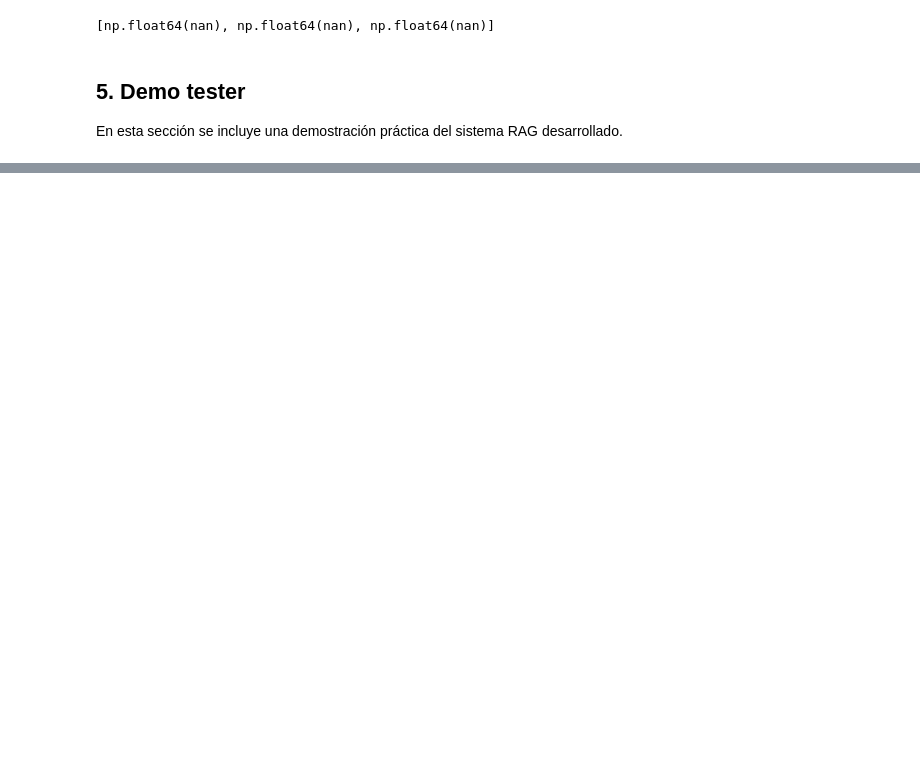
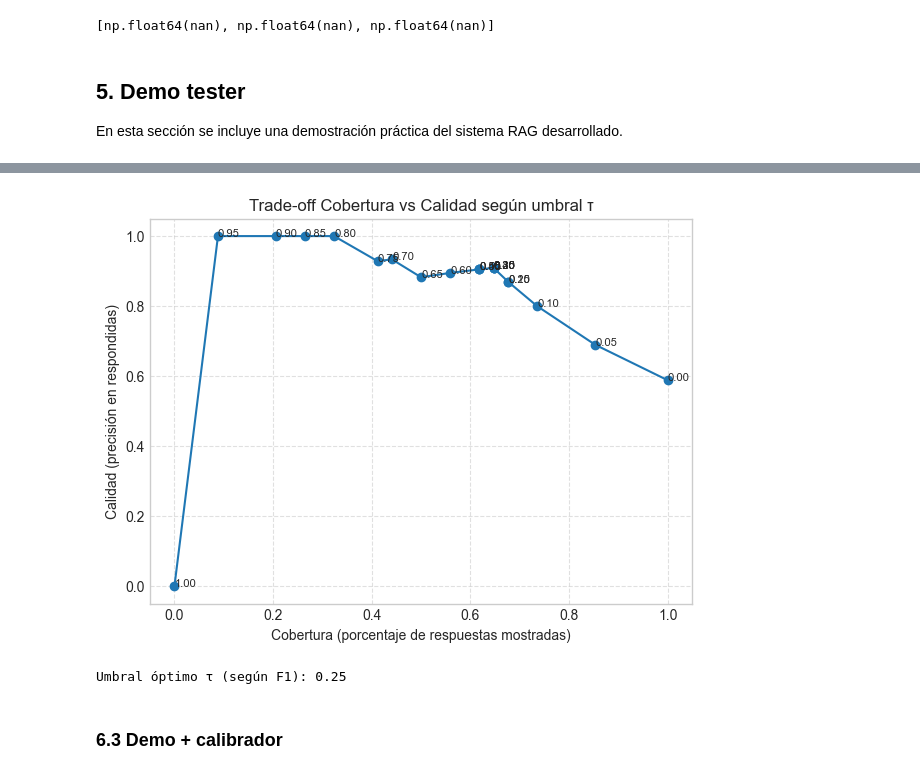
Before and after one commit to alexmoratar/TFM_RAG_NOR, a Jupyter notebook: notebooks/05_RAG_Generation_TFM_RAG_NOR.ipynb, the cells around one changed output, grey strips where cells are left out. Saved outputs shown, nothing was run; the diff lists cells and outputs as text; code cells hidden in the pictures; blank space fills up the shorter version.

Commit message:
Añadidore-ranker training & evaluation y calibrador

```diff
--- a/notebooks/05_RAG_Generation_TFM_RAG_NOR.ipynb
+++ b/notebooks/05_RAG_Generation_TFM_RAG_NOR.ipynb
@@ -78,7 +79,7 @@ with open(os.path.join(DATA_PATH, "eval", "qa_eval_set.json"), "r", encoding="ut
 print("Preguntas cargadas:", len(qa_eval_set))
 
 client = OpenAI(
-    api_key="GROQ_API_KEY",
+    api_key="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",
     base_url="https://api.groq.com/openai/v1"
 )
 # %% [output]
@@ -230,6 +234,6 @@ Se conecta con el modelo `llama-3-8b-instruct` servido por Groq a través de la
 Se envía el prompt generado y se obtiene como salida una respuesta en lenguaje natural, fundamentada en los documentos recuperados.
 # %%
-def generate_response(prompt, model="llama3-8b-8192"):
+def generate_response(prompt, model="llama-3.1-8b-instant"):
     completion = client.chat.completions.create(
         model=model,
         messages=[
@@ -733,0 +1533,12 @@ These pillars are mentioned in the document "AI Hleg Ethics Guidelines.pdf" on p
+# %%
+
+print(" Pesos del calibrador")
+for f, w in zip(feature_cols, final_clf.coef_[0]):
+    print(f"{f}: {w:.3f}")
+
+print("\nEjemplos de predicciones")
+for i in range(10):
+    x = X_test_s[i].reshape(1, -1)
+    proba = final_clf.predict_proba(x)[0,1]
+    pred = final_clf.predict(x)[0]
+    print(f"Query {i+1}: Proba={proba:.3f}, Pred={pred}, Real={y_test[i]}")
@@ -733,0 +1563,45 @@ These pillars are mentioned in the document "AI Hleg Ethics Guidelines.pdf" on p
+# %%
+import matplotlib.pyplot as plt
+from sklearn.metrics import f1_score
+
+y_proba = clf.predict_proba(X_test_s)[:,1]
+
+taus = np.linspace(0, 1, 21)  # umbrales de 0 a 1 en pasos de 0.05
+coverage, quality, f1_scores = [], [], []
+
+for tau in taus:
+    preds = (y_proba >= tau).astype(int)
+
+    # Cobertura: % de respuestas que se muestran
+    cov = (preds == 1).mean()
+
+    # Calidad: precisión entre las respuestas que sí se muestran
+    if preds.sum() > 0:
+        q = (y_test[preds == 1] == 1).mean()
+    else:
+        q = 0.0
+
+    f1 = f1_score(y_test, preds, zero_division=0)
+
+    coverage.append(cov)
+    quality.append(q)
+    f1_scores.append(f1)
+
+plt.figure(figsize=(7,5))
+plt.plot(coverage, quality, marker="o")
+for t,c,q in zip(taus, coverage, quality):
+    plt.text(c, q, f"{t:.2f}", fontsize=8)
+plt.xlabel("Cobertura (porcentaje de respuestas mostradas)")
+plt.ylabel("Calidad (precisión en respondidas)")
+plt.title("Trade-off Cobertura vs Calidad según umbral τ")
+plt.grid(True, linestyle="--", alpha=0.6)
+plt.show()
+
+#  τ / F1
+best_tau = taus[np.argmax(f1_scores)]
+print(f"Umbral óptimo τ (según F1): {best_tau:.2f}")
+# %% [output]
+[figure, added]
+Umbral óptimo τ (según F1): 0.25
+# %% [markdown]
+### 6.3 Demo + calibrador
```
Also changed, not shown: parts of 33 cells of this notebook, 13 other files.
